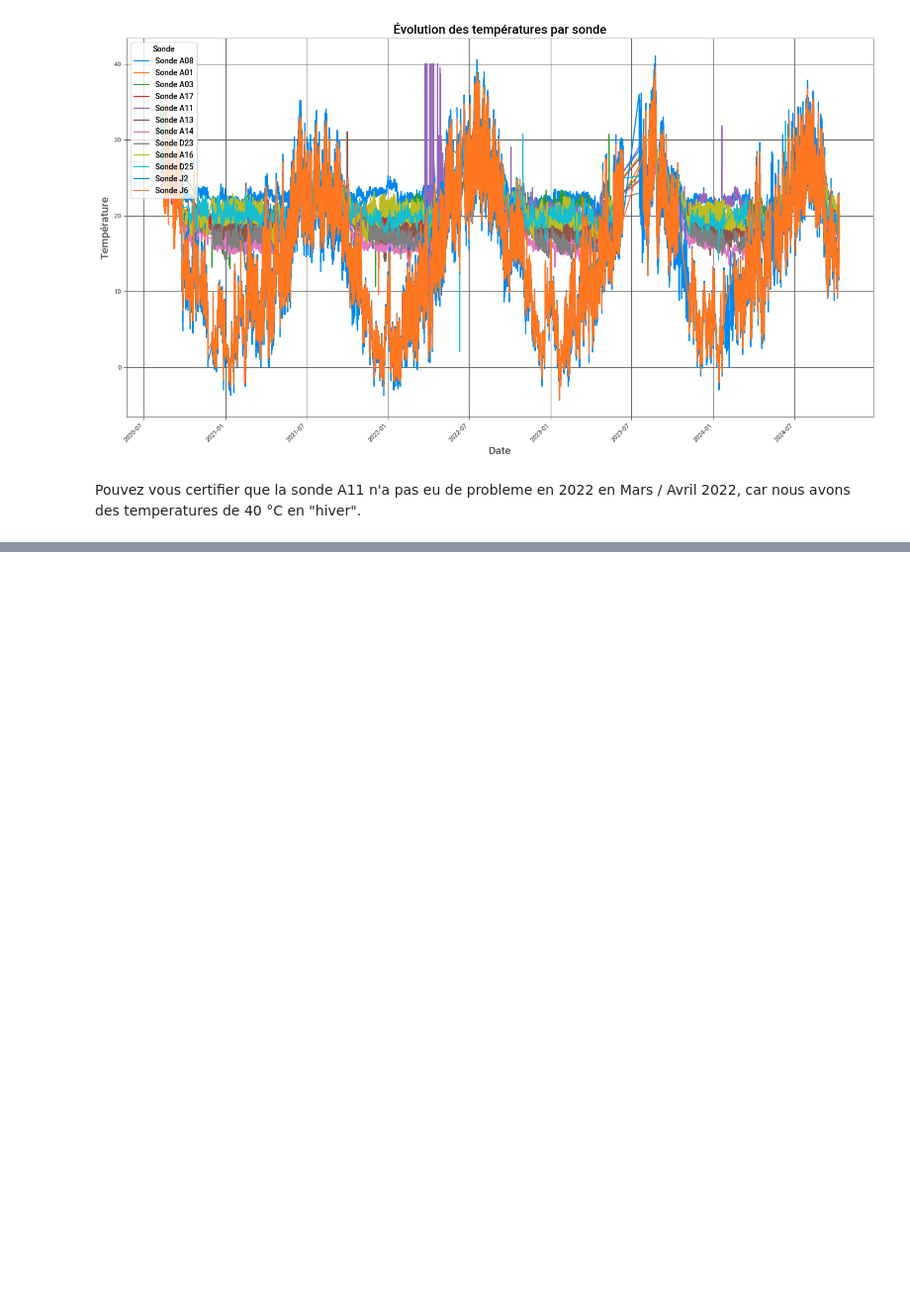
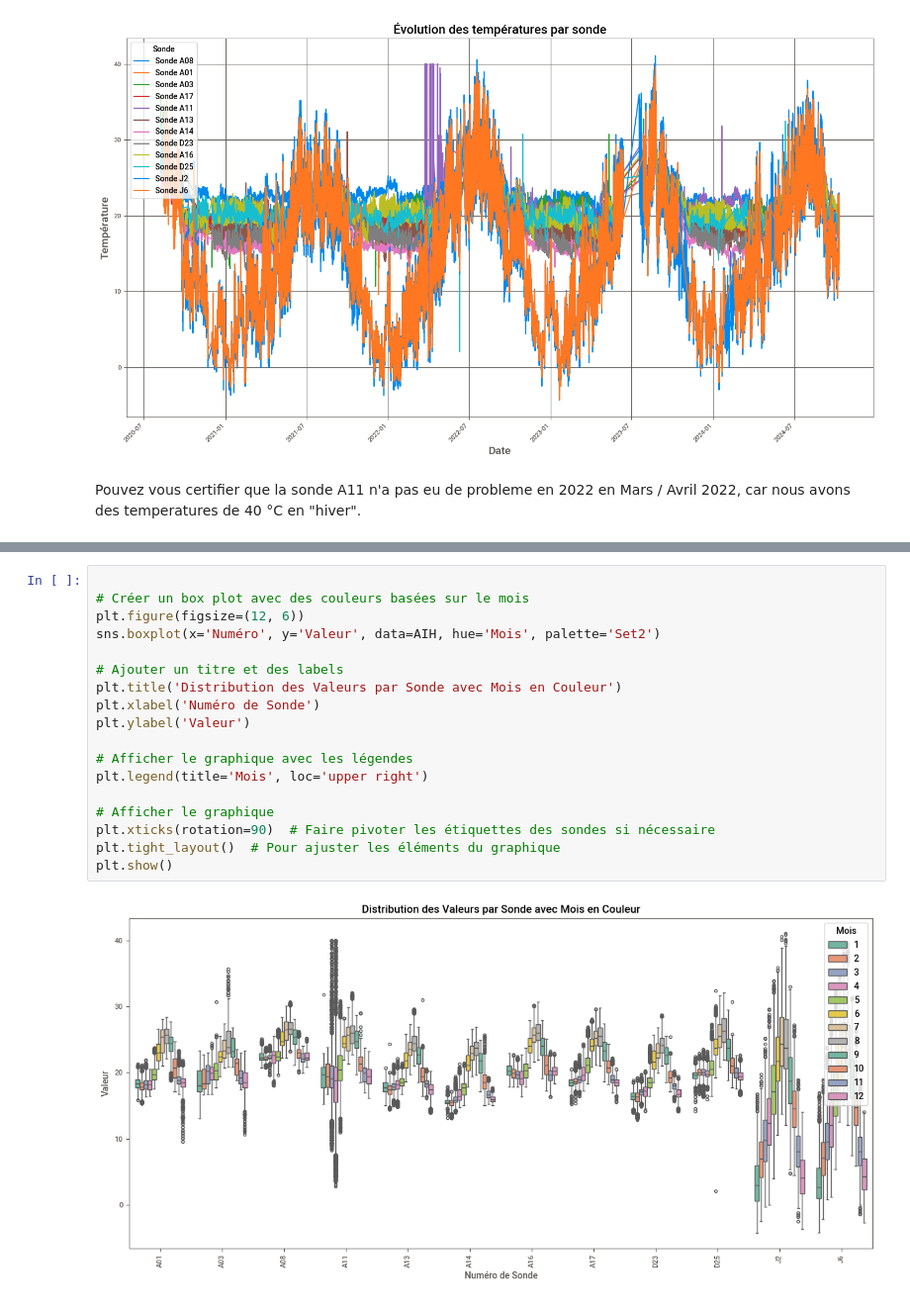
Before and after one commit to leabizbille/ProjetIOT, a Jupyter notebook: AIH.ipynb, the cells around one changed output, grey strips where cells are left out. Shown at 99% size. Saved outputs shown, nothing was run; the diff lists cells and outputs as text; blank space fills up the shorter version.

```diff
--- a/AIH.ipynb
+++ b/AIH.ipynb
@@ -293,0 +386,20 @@ plt.show()
+# %%
+
+# Créer un box plot avec des couleurs basées sur le mois
+plt.figure(figsize=(12, 6))
+sns.boxplot(x='Numéro', y='Valeur', data=AIH, hue='Mois', palette='Set2')
+
+# Ajouter un titre et des labels
+plt.title('Distribution des Valeurs par Sonde avec Mois en Couleur')
+plt.xlabel('Numéro de Sonde')
+plt.ylabel('Valeur')
+
+# Afficher le graphique avec les légendes
+plt.legend(title='Mois', loc='upper right')
+
+# Afficher le graphique
+plt.xticks(rotation=90)  # Faire pivoter les étiquettes des sondes si nécessaire
+plt.tight_layout()  # Pour ajuster les éléments du graphique
+plt.show()
+# %% [output]
+[figure, added]
```
Also changed, not shown: parts of 15 cells of this notebook.
